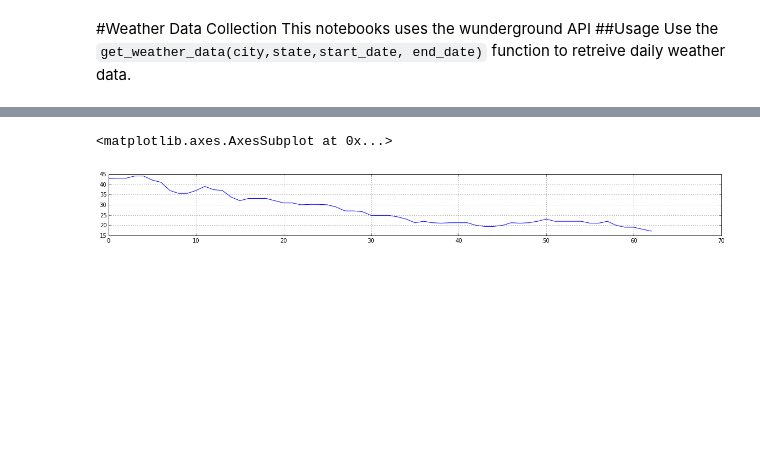
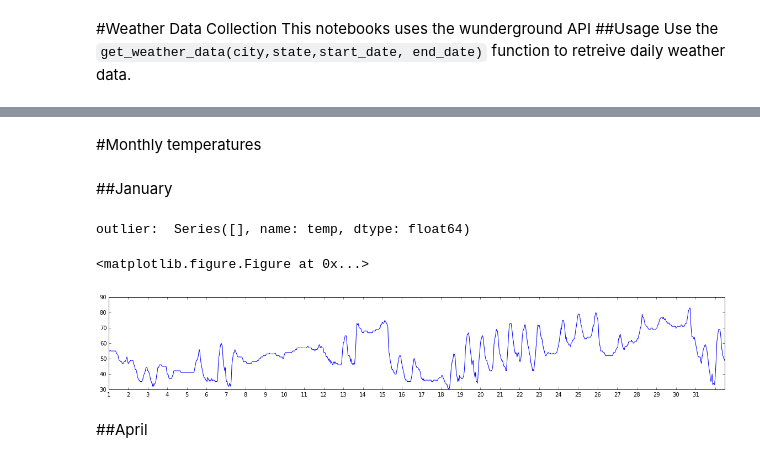
Before and after one commit to dssg/wikienergy, a Jupyter notebook: weather/get_weather_data/get_weather_data.ipynb, the cells around one changed output, grey strips where cells are left out. Saved outputs shown, nothing was run; the diff lists cells and outputs as text; code cells hidden in the pictures; blank space fills up the shorter version.

Commit message:
added month data/graphs
Former-commit-id: ee03ef7d87394b841c65dcfcee5666b0d4623714
Former-commit-id: 7ac223e328ad0c0148a49b6b8d819366ec64603a

```diff
--- a/weather/get_weather_data/get_weather_data.ipynb
+++ b/weather/get_weather_data/get_weather_data.ipynb
@@ -14,7 +16,7 @@ import matplotlib.pyplot as plt
 from datetime import datetime, timedelta, date
 #this function returns a json object
 #Pass in the city, state, and desired date as strings, the date format is YYYYMMDD
-def get_weather_data(city,state,start_date,end_date):
+def get_weather_data(api,city,state,start_date,end_date):
     if(start_date is not None and end_date is not None):
 
         #format our date structure to pass to our http request
@@ -33,7 +35,7 @@ def get_weather_data(city,state,start_date,end_date):
             #format our str with our date_format
             formatted_dates = datetime.strftime(dates, date_format)
             #create query which will iterate through desired weather period
-            query = 'http://api.wunderground.com/api/API_KEY/history_'+formatted_dates+'/q/'+state+'/'+city+'.json'
+            query = 'http://api.wunderground.com/api/'+ api +'/history_'+formatted_dates+'/q/'+state+'/'+city+'.json'
             #iterate through the number of days and query the api. dump json results every time
             f = urllib2.urlopen(query)
             #read query as a json string
@@ -131,5 +119,0 @@ df.tail()
-# %%
-df['temp'].plot(figsize=(20,2))
-# %% [output]
-<matplotlib.axes.AxesSubplot at 0x...>
-[figure, removed]
@@ -135,0 +124,32 @@ df['temp'].plot(figsize=(20,2))
+# %% [markdown]
+#Monthly temperatures
+# %% [markdown]
+##January
+# %%
+#Query
+january = get_weather_data('API_KEY','Austin','TX', '20130101', '20130131')
+# %%
+jan = pd.read_json(january)
+#Find outlier:
+outlier = jan['temp'].ix[jan['temp'] < 1]
+print 'outlier: ', outlier
+#Get rid of outlier!!!:
+#jan = jan.drop(jan.index[[354]])
+
+l = []
+l = list(range(0,len(jan['temp']),len(jan['temp'])/31))
+#print len(l)
+#print l
+plt.clf()
+ax = plt.figure(figsize=(20,3)).add_subplot(111)
+ax.set_xticks(l)
+ax.set_xticklabels(range(1,32))
+#Plot:
+ax.plot(jan['temp'])
+plt.savefig('January_Weather.pdf')
+# %% [output]
+outlier:  Series([], name: temp, dtype: float64)
+<matplotlib.figure.Figure at 0x...>
+[figure, added]
+# %% [markdown]
+##April
```
Also changed, not shown: parts of 14 cells of this notebook, 5 other files.
